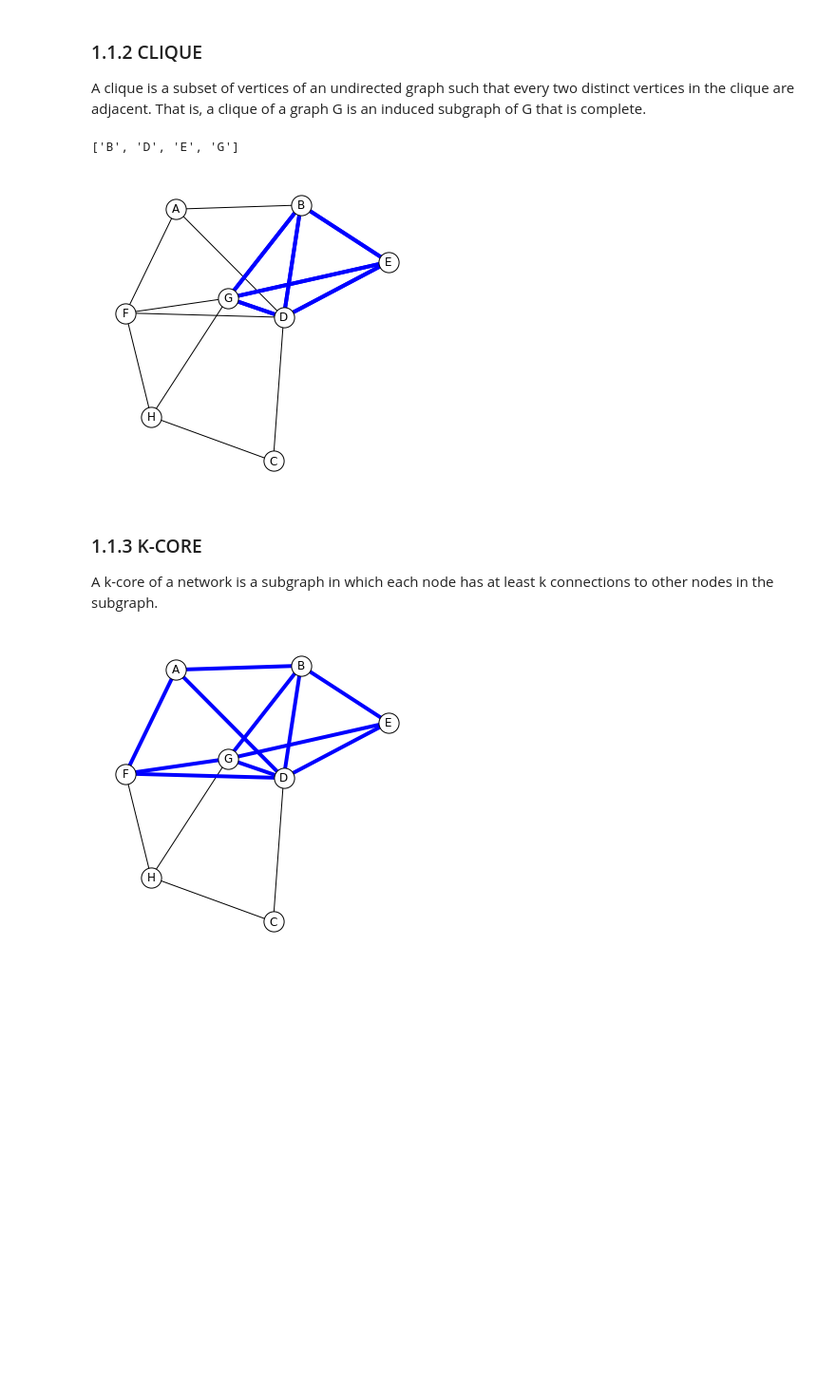
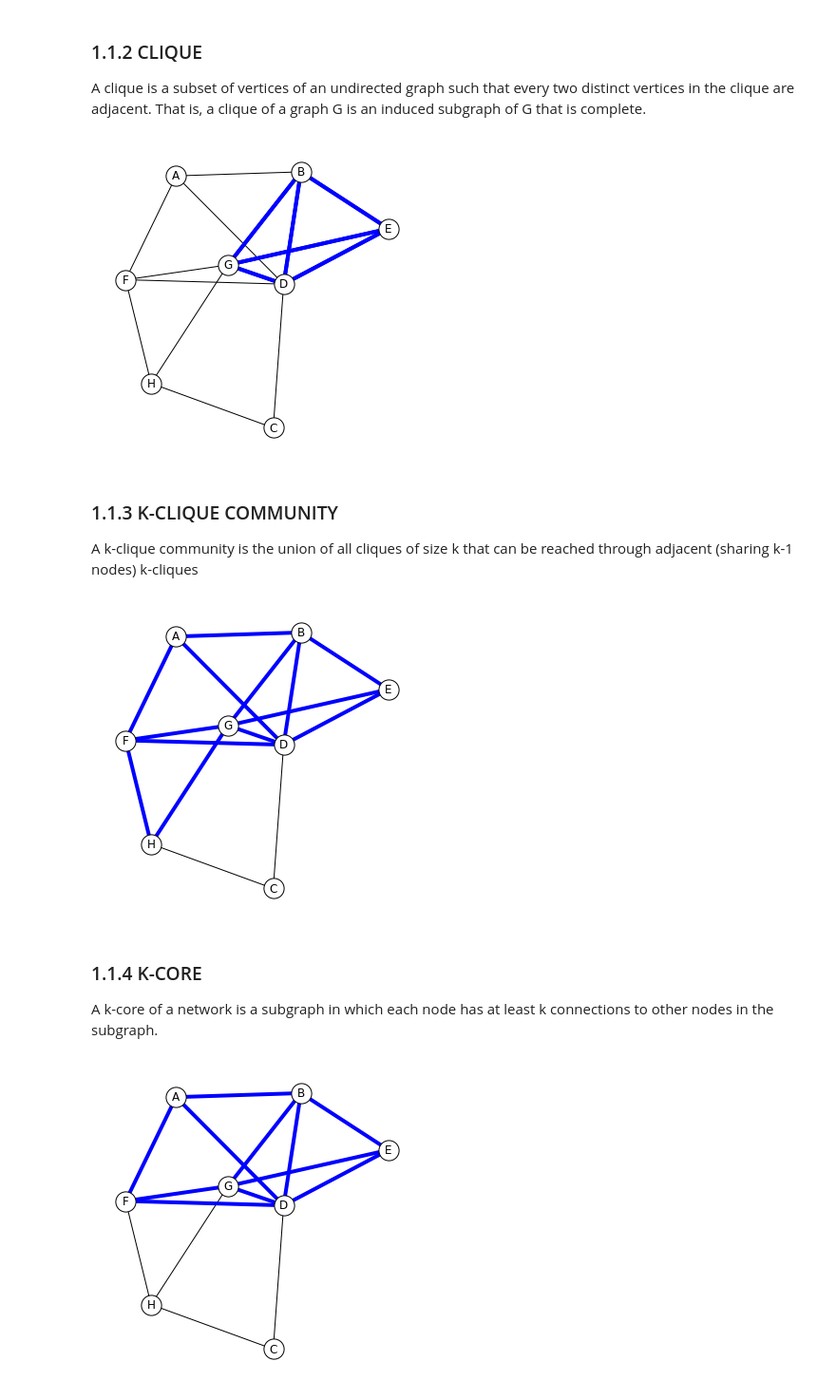
Before and after one commit to alkaest2002/ABGrid, a Jupyter notebook: materials/course 101/esercitazione.ipynb, the cells around one changed output. Shown: that part at 95% size. Cells and saved outputs as stored; diff of their text form; code cells hidden in the pictures; blank space fills up the shorter version.

```diff
--- a/materials/course 101/esercitazione.ipynb
+++ b/materials/course 101/esercitazione.ipynb
@@ -123,23 +123,37 @@ nx.draw_networkx_edges(Gi, pos, edgelist=edges, edge_color="b", width=4, ax=ax);
 
 A clique is a subset of vertices of an undirected graph such that every two distinct vertices in the clique are adjacent. That is, a clique of a graph G is an induced subgraph of G that is complete.
 # %%
-# CLIQUE >= 4 NODI
-all_clqs = list(nx.enumerate_all_cliques(Gi))
-clqs_4up = [clq for clq in all_clqs if len(clq) > 3][0]
-display(clqs_4up)
+# CLIQUE MASSIMA
+max_clique = list(nx.enumerate_all_cliques(Gi))[-1]
 
 fig, ax = plt.subplots(figsize=(6,6))
 ax.axis('off')
 
 # output network
 nx.draw_networkx(Gi, pos, **BASE_OPTIONS, ax=ax)
-edges = list(permutations(clqs_4up, 2))
+edges = list(permutations(max_clique, 2))
 nx.draw_networkx_edges(Gi, pos, edgelist=edges, edge_color="b", width=4, ax=ax);
 # %% [output]
-['B', 'D', 'E', 'G']
 [figure]
+# %% [markdown]
+### 1.1.3 K-CLIQUE COMMUNITY
+
+A k-clique community is the union of all cliques of size k that can be reached through adjacent (sharing k-1 nodes) k-cliques
+# %%
+# K-CLIQUE COMMUNITY
+k_clique_nodes = list(list(nx.algorithms.community.kclique.k_clique_communities(Gi,3))[0])
+Gkc = Gi.subgraph(k_clique_nodes)
+
+fig, ax = plt.subplots(figsize=(6,6))
+ax.axis('off')
+
+# output network
+nx.draw_networkx(Gi, pos, **BASE_OPTIONS, ax=ax)
+nx.draw_networkx_edges(Gi, pos, edgelist=Gkc.edges(), edge_color="b", width=4, ax=ax);
+# %% [output]
+[figure, added]
 # %% [markdown]
-### 1.1.3 K-CORE
+### 1.1.4 K-CORE
 
 A k-core of a network is a subgraph in which each node has at least k connections to other nodes in the subgraph.
 # %%
```
Also changed, not shown: parts of 25 cells of this notebook.
